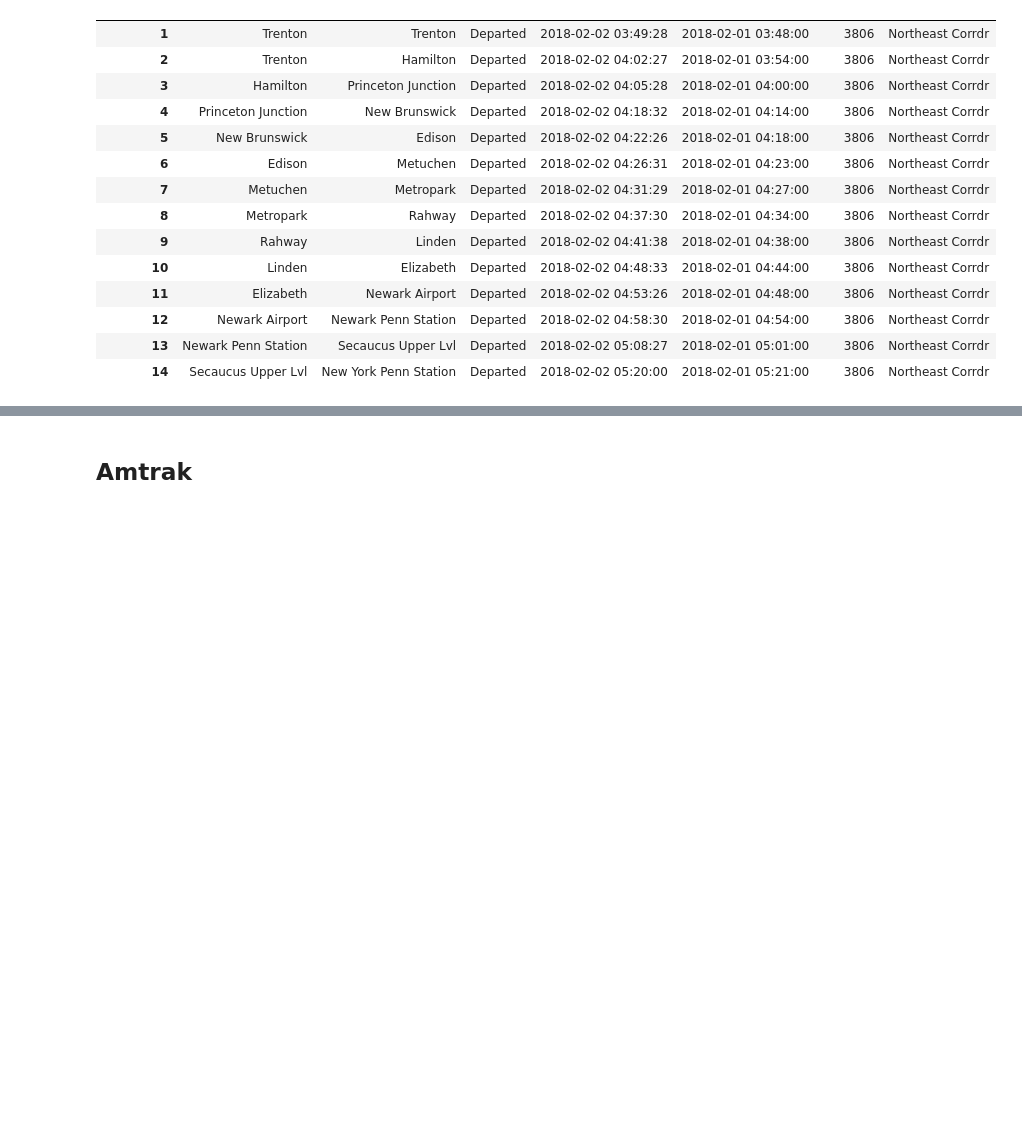
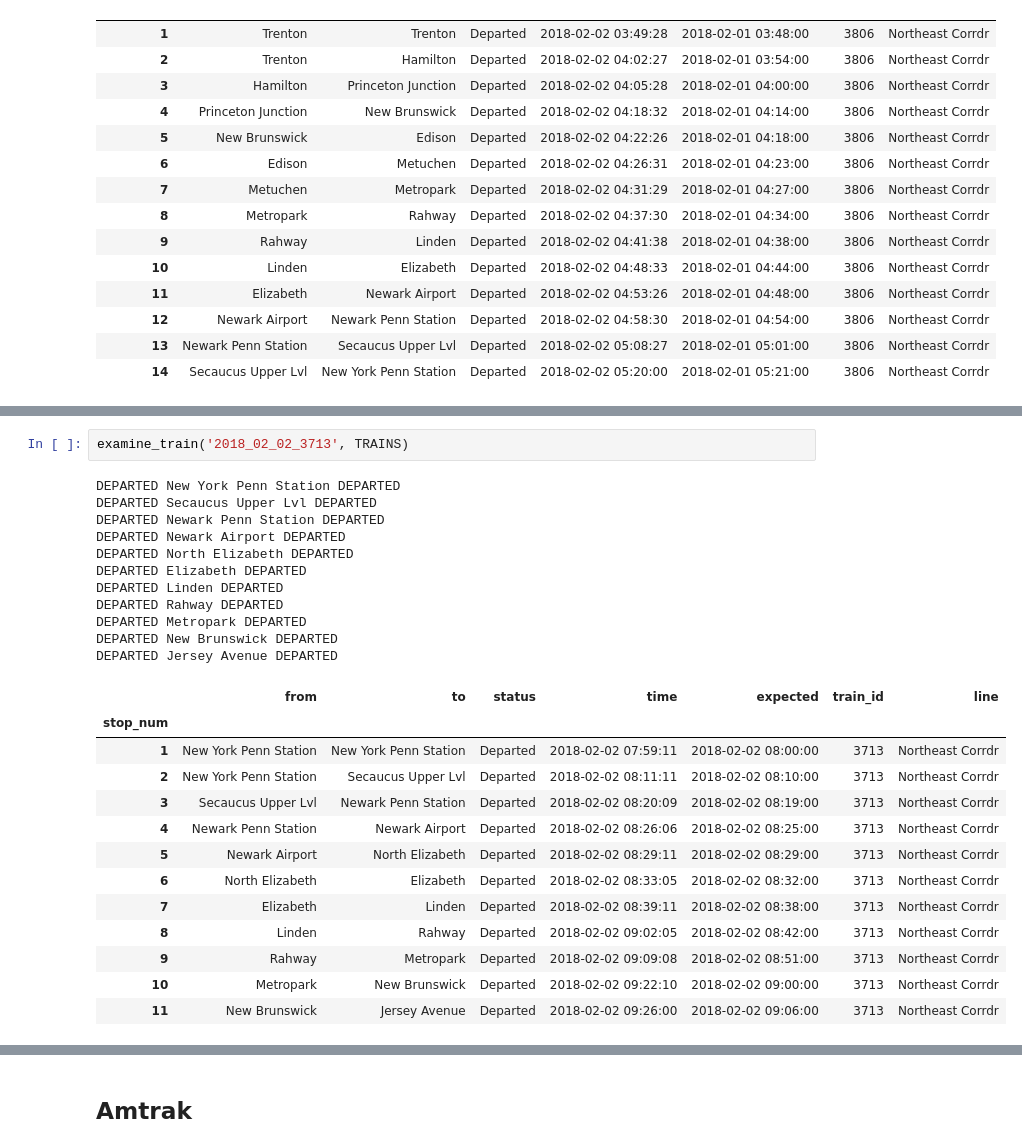
Before and after one commit to pranavbadami/njtransit, a Jupyter notebook: examine_trains.ipynb, the cells around one changed output, grey strips where cells are left out. Cells and saved outputs as stored; diff of their text form; blank space fills up the shorter version.

```diff
--- a/examine_trains.ipynb
+++ b/examine_trains.ipynb
@@ -156,0 +137,27 @@ examine_train('2018_02_01_0041')
+# %%
+examine_train('2018_02_02_3713', TRAINS)
+# %% [output]
+DEPARTED New York Penn Station DEPARTED
+DEPARTED Secaucus Upper Lvl DEPARTED
+DEPARTED Newark Penn Station DEPARTED
+DEPARTED Newark Airport DEPARTED
+DEPARTED North Elizabeth DEPARTED
+DEPARTED Elizabeth DEPARTED
+DEPARTED Linden DEPARTED
+DEPARTED Rahway DEPARTED
+DEPARTED Metropark DEPARTED
+DEPARTED New Brunswick DEPARTED
+DEPARTED Jersey Avenue DEPARTED
+|  | from | to | status | time | expected | train_id | line |
+| stop_num |  |  |  |  |  |  |  |
+| 1 | New York Penn Station | New York Penn Station | Departed | 2018-02-02 07:59:11 | 2018-02-02 08:00:00 | 3713 | Northeast Corrdr |
+| 2 | New York Penn Station | Secaucus Upper Lvl | Departed | 2018-02-02 08:11:11 | 2018-02-02 08:10:00 | 3713 | Northeast Corrdr |
+| 3 | Secaucus Upper Lvl | Newark Penn Station | Departed | 2018-02-02 08:20:09 | 2018-02-02 08:19:00 | 3713 | Northeast Corrdr |
+| 4 | Newark Penn Station | Newark Airport | Departed | 2018-02-02 08:26:06 | 2018-02-02 08:25:00 | 3713 | Northeast Corrdr |
+| 5 | Newark Airport | North Elizabeth | Departed | 2018-02-02 08:29:11 | 2018-02-02 08:29:00 | 3713 | Northeast Corrdr |
+| 6 | North Elizabeth | Elizabeth | Departed | 2018-02-02 08:33:05 | 2018-02-02 08:32:00 | 3713 | Northeast Corrdr |
+| 7 | Elizabeth | Linden | Departed | 2018-02-02 08:39:11 | 2018-02-02 08:38:00 | 3713 | Northeast Corrdr |
+| 8 | Linden | Rahway | Departed | 2018-02-02 09:02:05 | 2018-02-02 08:42:00 | 3713 | Northeast Corrdr |
+| 9 | Rahway | Metropark | Departed | 2018-02-02 09:09:08 | 2018-02-02 08:51:00 | 3713 | Northeast Corrdr |
+| 10 | Metropark | New Brunswick | Departed | 2018-02-02 09:22:10 | 2018-02-02 09:00:00 | 3713 | Northeast Corrdr |
+| 11 | New Brunswick | Jersey Avenue | Departed | 2018-02-02 09:26:00 | 2018-02-02 09:06:00 | 3713 | Northeast Corrdr |
```
Also changed, not shown: parts of 4 cells of this notebook, 2 other files.
